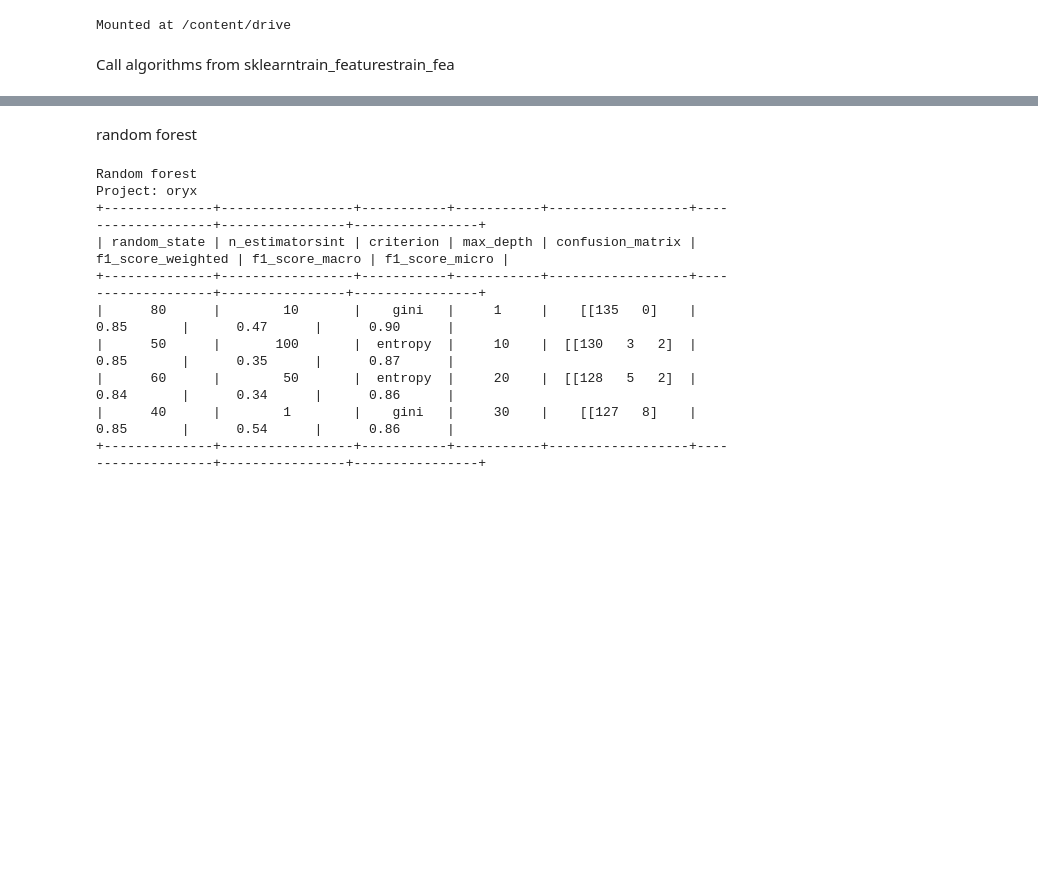
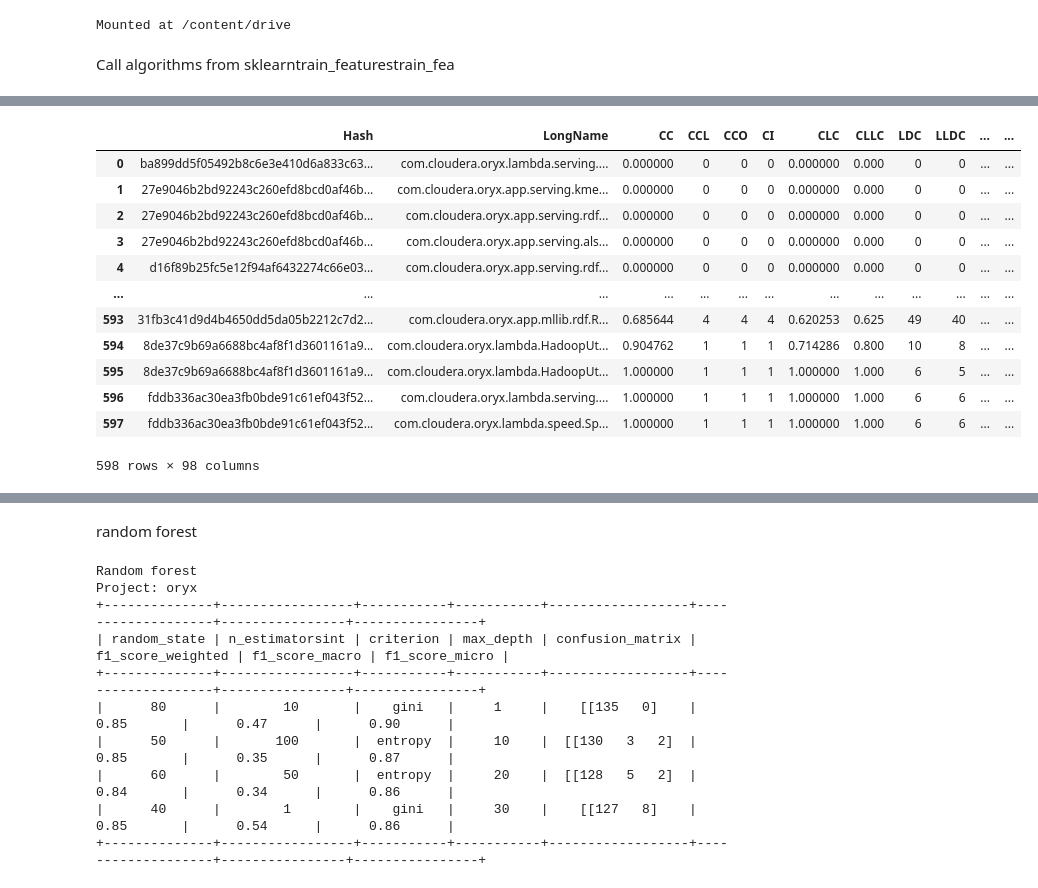
Before and after one commit to vajihe-ameri/predict-software-bugs-in-java-classes, a Jupyter notebook: tables.ipynb, the cells around one changed output, grey strips where cells are left out. Cells and saved outputs as stored; diff of their text form; code cells hidden in the pictures; blank space fills up the shorter version.

```diff
--- a/tables.ipynb
+++ b/tables.ipynb
@@ -99,0 +141,16 @@ max      6.305656e+00
+# %%
+df
+# %% [output]
+|  | Hash | LongName | CC | CCL | CCO | CI | CLC | CLLC | LDC | LLDC | ... | ... |
+| 0 | ba899dd5f05492b8c6e3e410d6a833c63... | com.cloudera.oryx.lambda.serving.... | 0.000000 | 0 | 0 | 0 | 0.000000 | 0.000 | 0 | 0 | ... | ... |
+| 1 | 27e9046b2bd92243c260efd8bcd0af46b... | com.cloudera.oryx.app.serving.kme... | 0.000000 | 0 | 0 | 0 | 0.000000 | 0.000 | 0 | 0 | ... | ... |
+| 2 | 27e9046b2bd92243c260efd8bcd0af46b... | com.cloudera.oryx.app.serving.rdf... | 0.000000 | 0 | 0 | 0 | 0.000000 | 0.000 | 0 | 0 | ... | ... |
+| 3 | 27e9046b2bd92243c260efd8bcd0af46b... | com.cloudera.oryx.app.serving.als... | 0.000000 | 0 | 0 | 0 | 0.000000 | 0.000 | 0 | 0 | ... | ... |
+| 4 | d16f89b25fc5e12f94af6432274c66e03... | com.cloudera.oryx.app.serving.rdf... | 0.000000 | 0 | 0 | 0 | 0.000000 | 0.000 | 0 | 0 | ... | ... |
+| ... | ... | ... | ... | ... | ... | ... | ... | ... | ... | ... | ... | ... |
+| 593 | 31fb3c41d9d4b4650dd5da05b2212c7d2... | com.cloudera.oryx.app.mllib.rdf.R... | 0.685644 | 4 | 4 | 4 | 0.620253 | 0.625 | 49 | 40 | ... | ... |
+| 594 | 8de37c9b69a6688bc4af8f1d3601161a9... | com.cloudera.oryx.lambda.HadoopUt... | 0.904762 | 1 | 1 | 1 | 0.714286 | 0.800 | 10 | 8 | ... | ... |
+| 595 | 8de37c9b69a6688bc4af8f1d3601161a9... | com.cloudera.oryx.lambda.HadoopUt... | 1.000000 | 1 | 1 | 1 | 1.000000 | 1.000 | 6 | 5 | ... | ... |
+| 596 | fddb336ac30ea3fb0bde91c61ef043f52... | com.cloudera.oryx.lambda.serving.... | 1.000000 | 1 | 1 | 1 | 1.000000 | 1.000 | 6 | 6 | ... | ... |
+| 597 | fddb336ac30ea3fb0bde91c61ef043f52... | com.cloudera.oryx.lambda.speed.Sp... | 1.000000 | 1 | 1 | 1 | 1.000000 | 1.000 | 6 | 6 | ... | ... |
+598 rows × 98 columns
```
Also changed, not shown: parts of 28 cells of this notebook.
